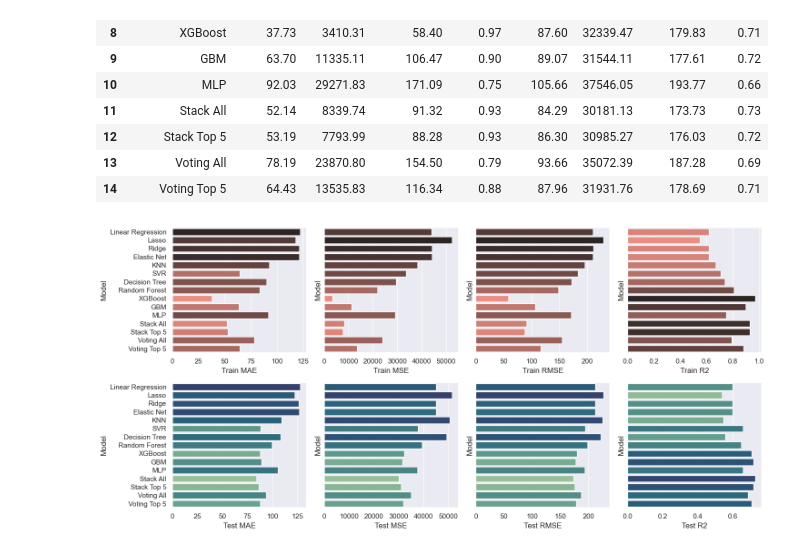
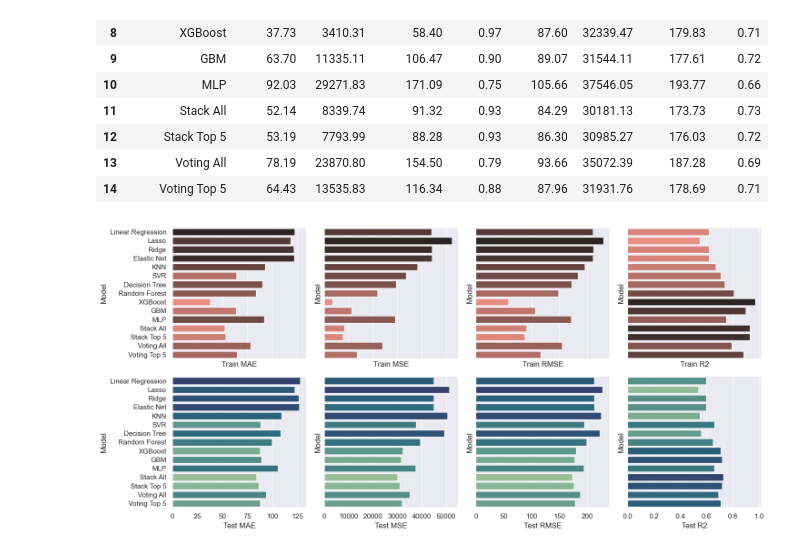
Before and after one commit to domnasrabadi/Airbnb-Sydney-Paper, a Jupyter notebook: models/final_models_eval.ipynb, the cells around one changed output. Saved outputs shown, nothing was run; the diff lists cells and outputs as text; code cells hidden in the pictures.

```diff
--- a/models/final_models_eval.ipynb
+++ b/models/final_models_eval.ipynb
@@ -151,11 +144,3 @@ ensembles['Stack Top 5'] = stack_lr_top
-# %%
-vote_all = VotingRegressor(estimators=estimators)
-vote_all.fit(X_train, y_train)
-ensembles['Voting All'] = vote_all
-
-vote_top5 = VotingRegressor(estimators=estimators2)
-vote_top5.fit(X_train, y_train)
-ensembles['Voting Top 5'] = vote_top5
 # %% [markdown]
 # Dump and Load all Tuned Models
 # %%
@@ -177,6 +163,26 @@ joblib.dump(ensembles['Voting All'], '../pickled_models/voting_all.pkl')
 joblib.dump(ensembles['Voting Top 5'], '../pickled_models/voting_top_5.pkl')
 # %% [output]
 ['../pickled_models/voting_top_5.pkl']
+# %%
+# Loading to save time
+loaded_single_models = {}
+loaded_single_models['Linear Regression'] = joblib.load('../pickled_models/linreg1.pkl')
+loaded_single_models['Lasso'] = joblib.load('../pickled_models/lasso1.pkl')
+loaded_single_models['Ridge'] = joblib.load('../pickled_models/ridge1.pkl')
+loaded_single_models['Elastic Net'] = joblib.load('../pickled_models/elasticnet1.pkl')
+loaded_single_models['KNN'] = joblib.load('../pickled_models/knn1.pkl')
+loaded_single_models['SVR'] = joblib.load('../pickled_models/svr1.pkl')
+loaded_single_models['Decision Tree'] = joblib.load('../pickled_models/dt1.pkl')
+loaded_single_models['Random Forest'] = joblib.load('../pickled_models/rf1.pkl')
+loaded_single_models['XGBoost'] = joblib.load('../pickled_models/xgb1.pkl')
+loaded_single_models['GBM'] = joblib.load('../pickled_models/gbm1.pkl')
+loaded_single_models['MLP'] = joblib.load('../pickled_models/mlp1.pkl')
+
+loaded_ensemble = {}
+loaded_ensemble['Stack All'] = joblib.load('../pickled_models/stack_lr_all.pkl')
+loaded_ensemble['Stack Top 5'] = joblib.load('../pickled_models/stack_top_5.pkl')
+loaded_ensemble['Voting All'] = joblib.load('../pickled_models/voting_all.pkl')
+loaded_ensemble['Voting Top 5'] = joblib.load('../pickled_models/voting_top_5.pkl')
 # %% [markdown]
 # Evaluate All Models
 # %%
@@ -190,11 +196,11 @@ test_mse = []
 test_rmse = []
 test_r2 = []
 
-for i in master_models.items():
+for i in loaded_single_models.items():
     model_names.append(i[0])
     train_preds = i[1].predict(X_train)
     test_preds = i[1].predict(X_test)
-    mean_absolute_error
+
     train_mae.append(mean_absolute_error(y_train, train_preds))
     train_mse.append(mean_squared_error(y_train, train_preds))
     train_rmse.append(math.sqrt(mean_squared_error(y_train, train_preds)))
@@ -226,11 +232,11 @@ test_mse = []
 test_rmse = []
 test_r2 = []
 
-for i in ensembles.items():
+for i in loaded_ensemble.items():
     model_names.append(i[0])
     train_preds = i[1].predict(X_train)
     test_preds = i[1].predict(X_test)
-    mean_absolute_error
+
     train_mae.append(mean_absolute_error(y_train, train_preds))
     train_mse.append(mean_squared_error(y_train, train_preds))
     train_rmse.append(math.sqrt(mean_squared_error(y_train, train_preds)))
@@ -272,21 +278,21 @@ df
 | 13 | Voting All | 78.19 | 23870.80 | 154.50 | 0.79 | 93.66 | 35072.39 | 187.28 | 0.69 |
 | 14 | Voting Top 5 | 64.43 | 13535.83 | 116.34 | 0.88 | 87.96 | 31931.76 | 178.69 | 0.71 |
 # %%
-fig, axes = plt.subplots(2, 4, figsize=(15, 7), sharey=True)
+fig, axes = plt.subplots(2, 4, figsize=(15, 7), sharey=True, sharex='col')
 axes = axes.flatten()
 
 sns.barplot(data=df, y = 'Model', x = 'Train MAE', palette= 'dark:salmon_r', hue = 'Train MAE', dodge=False, ax=axes[0])
 sns.barplot(data=df, y = 'Model', x = 'Train MSE', palette= 'dark:salmon_r', hue = 'Train MSE', dodge=False, ax=axes[1])
 sns.barplot(data=df, y = 'Model', x = 'Train RMSE', palette= 'dark:salmon_r', hue = 'Train RMSE', dodge=False, ax=axes[2])
 sns.barplot(data=df, y = 'Model', x = 'Train R2', palette= 'dark:salmon_r', hue = 'Train R2', dodge=False, ax=axes[3])
 sns.barplot(data=df, y = 'Model', x = 'Test MAE', palette= 'crest', hue = 'Test MAE', dodge=False, ax=axes[4])
 sns.barplot(data=df, y = 'Model', x = 'Test MSE', palette= 'crest', hue = 'Test MSE', dodge=False, ax=axes[5])
 sns.barplot(data=df, y = 'Model', x = 'Test RMSE', palette= 'crest', hue = 'Test RMSE', dodge=False, ax=axes[6])
 sns.barplot(data=df, y = 'Model', x = 'Test R2', palette= 'crest', hue = 'Test R2', dodge=False, ax=axes[7])
 
 for i in range(8):
     axes[i].get_legend().remove()
 fig.tight_layout()
 plt.show()
 # %% [output]
-[figure, old version]
+[figure, new version]
```
Also changed, not shown: parts of 10 cells of this notebook.
